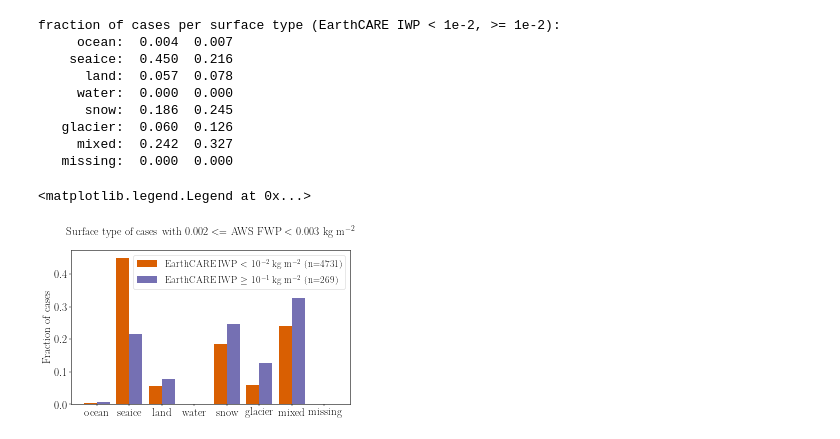
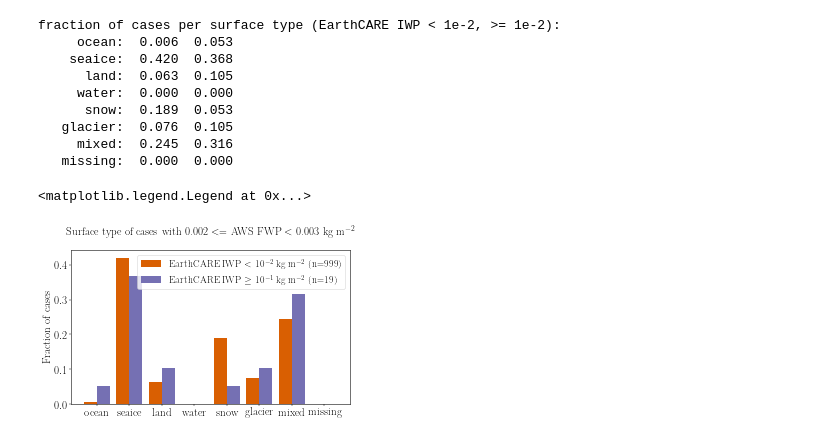
Before and after one commit to elliemay481/AWS_Arctic, a Jupyter notebook: notebooks/inspect_aws_fwp_band.ipynb, the cells around one changed output. Saved outputs shown, nothing was run; the diff lists cells and outputs as text; code cells hidden in the pictures.

```diff
--- a/notebooks/inspect_aws_fwp_band.ipynb
+++ b/notebooks/inspect_aws_fwp_band.ipynb
@@ -20,5 +21,5 @@ with open(f"../data/aws_fwp_band_0.002_0.003_cases_{date_str}.pkl", "rb") as f:
 fwp_min = cases["config"]["fwp_min"]
 fwp_max = cases["config"]["fwp_max"]
 
-low = cases["ea_iwp"] < 1e-2        # EarthCARE saw little or no ice
-high = cases["ea_iwp"] >= 1e-1
+low = cases["ea_iwp_closest"] < 1e-2        # EarthCARE saw little or no ice
+high = cases["ea_iwp_closest"] >= 1e-1
@@ -120,47 +132,45 @@ surface_class = np.where(largest_frac > 0.9,
 surface_class[~has_frac] = "missing"
 
 classes = list(surface_types) + ["mixed", "missing"]
-low = cases["ea_iwp"] < 1e-2        # EarthCARE saw little or no ice
-high = cases["ea_iwp"] >= 1e-1
 
 counts_low = np.array([np.sum((surface_class == c) & low) for c in classes])
 counts_high = np.array([np.sum((surface_class == c) & high) for c in classes])
 
 # each colour sums to 1 over the surface types
 frac_low = counts_low / counts_low.sum()
 frac_high = counts_high / counts_high.sum()
 
 print("\nfraction of cases per surface type (EarthCARE IWP < 1e-2, >= 1e-2):")
 for c, f_low, f_high in zip(classes, frac_low, frac_high):
     print(f"  {c:>8s}: {f_low:6.3f} {f_high:6.3f}")
 
 x = np.arange(len(classes))
 width = 0.4
 
 fig, ax = plt.subplots(figsize=(9, 5))
 ax.bar(x - width / 2, frac_low, width, color="C1",
        label=rf"EarthCARE IWP $<$ 10$^{{-2}}$ kg m$^{{-2}}$ (n={counts_low.sum()})")
 ax.bar(x + width / 2, frac_high, width, color="C2",
        label=rf"EarthCARE IWP $\geq$ 10$^{{-1}}$ kg m$^{{-2}}$ (n={counts_high.sum()})")
 
 
 ax.set_xticks(x)
 ax.set_xticklabels(classes)
 ax.set_ylabel("Fraction of cases")
 ax.set_title(f"Surface type of cases with {fwp_min:g} $<=$ AWS FWP $<$ {fwp_max:g} kg m$^{{-2}}$\n")
 ax.legend()
 # %% [output]
 fraction of cases per surface type (EarthCARE IWP < 1e-2, >= 1e-2):
-     ocean:  0.004  0.007
-    seaice:  0.450  0.216
-      land:  0.057  0.078
+     ocean:  0.006  0.053
+    seaice:  0.420  0.368
+      land:  0.063  0.105
      water:  0.000  0.000
-      snow:  0.186  0.245
-   glacier:  0.060  0.126
-     mixed:  0.242  0.327
+      snow:  0.189  0.053
+   glacier:  0.076  0.105
+     mixed:  0.245  0.316
    missing:  0.000  0.000
 <matplotlib.legend.Legend at 0x...>
-[figure, old version]
+[figure, new version]
 # %%
 rng = np.random.default_rng(0)   # fixed seed, so the same cases are drawn each time
 
```
Also changed, not shown: parts of 11 cells of this notebook, 40 other files.
